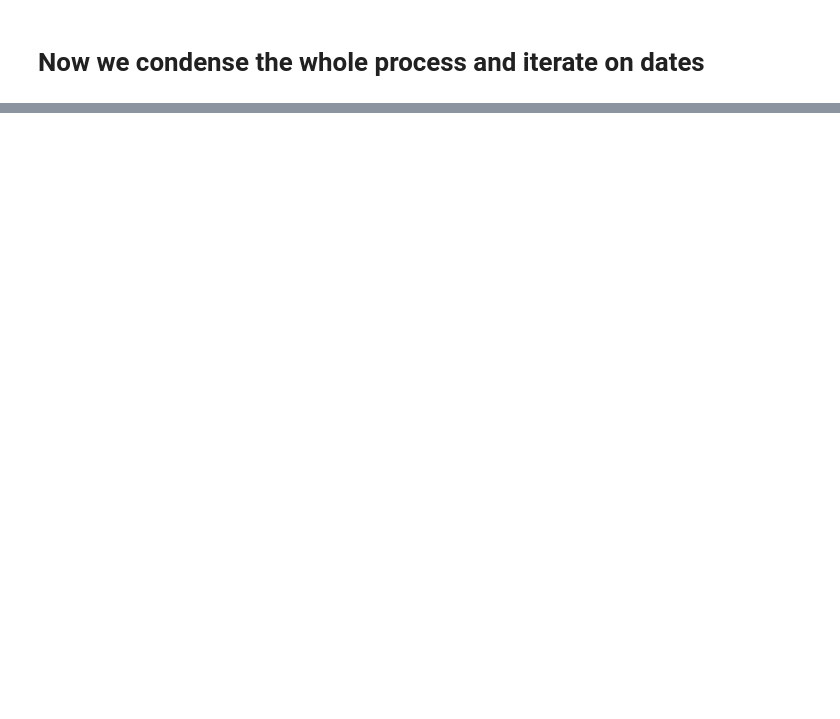
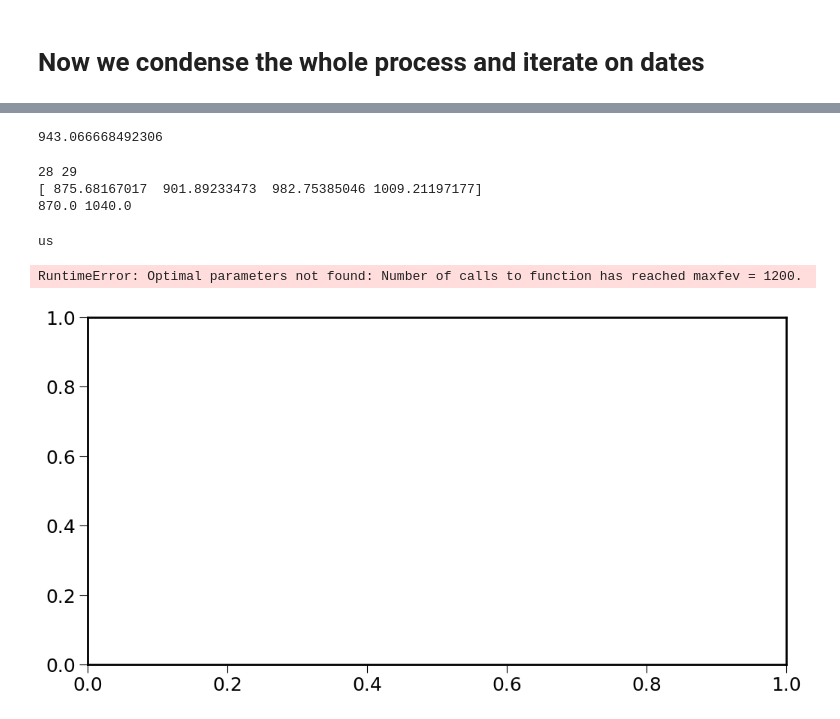
Before and after one commit to mrmonroy/AuxTel_eqw, a Jupyter notebook: H2O_EQW/calculate_h2o_eqw.ipynb, the cells around one changed output, grey strips where cells are left out. Cells and saved outputs as stored; diff of their text form; code cells hidden in the pictures; blank space fills up the shorter version.

```diff
--- a/H2O_EQW/calculate_h2o_eqw.ipynb
+++ b/H2O_EQW/calculate_h2o_eqw.ipynb
@@ -257,7 +261,7 @@ targetList = []
 
 maxSigma = 0.
 refO2 = 950.
-gaussMod = np.empty_like([])
+gaussMod, gaussCov = np.empty_like([]), np.empty_like([])
 borneInf_cont, borneInf_band, borneSup_band, borneSup_cont = refO2, refO2, refO2, refO2
 
 for obs_date in obs_dates:
@@ -281,6 +285,7 @@ for obs_date in obs_dates:
             maxSigma = gaussMod_[3]
             refO2 = gaussMod_[2]
             gaussMod = gaussMod_
+            gaussCov = cov
             print("Widest band identified for exposure No. {:.0f}, std {}, air mass={:.4f}".format(spec_dict_good[spec]['number'], spec_dict_good[spec]['object'], spec_dict_good[spec]['airmass']))
         if lims_[0] < borneInf_cont:
             borneInf_cont = lims_[0]
@@ -452,0 +494,60 @@ Text(0.5, 0.98, 'Equivalent width calculation with a gaussian absorption band to
+# %%
+AMMIN=1
+AMMAX=2.3
+AMSTEP = 0.1
+all_am=np.arange(AMMIN,AMMAX,AMSTEP)
+pressure = 0. # use default value
+all_pwv=np.arange(0.0, 5., 0.5)
+aer=0
+ozone=300.
+cloudext=0
+atmStd='us'
+NBOBS=len(all_am)
+NBPWM=len(all_pwv)
+jet = plt.get_cmap('jet')
+cNorm = colors.Normalize(vmin=0, vmax=NBOBS)
+scalarMap = cmx.ScalarMappable(norm=cNorm, cmap=jet)
+all_colors = scalarMap.to_rgba(np.arange( NBOBS), alpha=1)
+
+h2o_line=gaussMod[2]
+print(h2o_line)
+sigmaBand_=gaussMod[3]
+min_wl, max_wl = abs_min, abs_max
+limInf_cont, limInf_band, limSup_band, limSup_cont = h2o_line, h2o_line, h2o_line, h2o_line
+gaussianMod, gaussianCov = gaussMod, gaussCov
+# %% [output]
+943.066668492306
+# %%
+ids, airmasses, pressures, eqwidths, eqw_errs = np.loadtxt(os.path.join(outdir,'eqw_data_20220629_FELH0600_holo4_003.txt'), skiprows=1, unpack=True)
+ids1, airmasses1, pressures1, eqwidths1, eqw_errs1 = np.loadtxt(os.path.join(outdir,'eqw_data_20220630_FELH0600_holo4_003.txt'), skiprows=1, unpack=True)
+print(len(ids), len(ids1))
+gaussianLimits = lims #determined on observations
+print(gaussianLimits)
+print(min_wl, max_wl)
+# %% [output]
+28 29
+[ 875.68167017  901.89233473  982.75385046 1009.21197177]
+870.0 1040.0
+# %%
+if True:
+    fig, ax = plt.subplots(1,1)
+    for p, m in zip([0.0, 2.0, 4.0, 6.0, 8.0], ['*', 'x', '.', '+', '1']):
+        atmosEQWS_listOfArrays = simAtmEqw(airmasses[20:], pressures[20:], wl_min=min_wl, wl_max=max_wl, wl_mid=h2o_line, lims=gaussianLimits, pwv=p, oz=300.0, atm='all', inter='sa', clouds=0.0, flagVerbose=False)
+        for atmType,c in zip(atmosEQWS_listOfArrays[0][:,0], ['tab:blue', 'tab:orange', 'tab:green', 'tab:red', 'tab:purple', 'tab:brown']):
+            list_eqw_type = []
+            for j in np.arange(len(airmasses[20:])):
+                list_eqw_type.append(float(atmosEQWS_listOfArrays[j][atmosEQWS_listOfArrays[j][:,0] == atmType, 1][0]))
+            if p == 0.:
+                lab=atmType
+            else:
+                lab=''
+            ax.scatter(airmasses[20:], list_eqw_type, label=lab, marker=m)
+    ax.scatter(airmasses[20:], eqwidths[20:], label="20220629_FELH0600_holo4_003", color="tab:pink", marker="8")
+    ax.set_xlabel("Air mass")
+    ax.set_ylabel("Equivalent width (nm)")
+    ax.legend()
+    fig.suptitle("Equivalent width of the O2-band for LibRadtran atmosphere simulations")
+# %% [output]
+us
+RuntimeError: Optimal parameters not found: Number of calls to function has reached maxfev = 1200.
+[figure, added]
```
Also changed, not shown: parts of 6 cells of this notebook.
